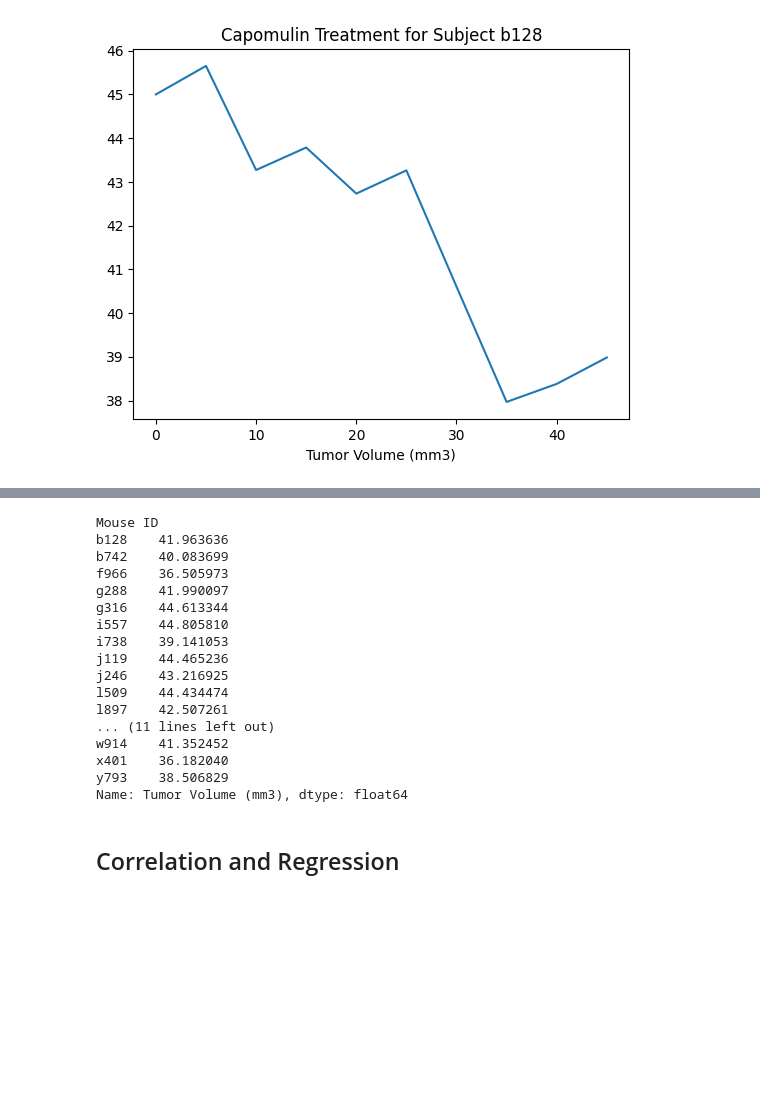
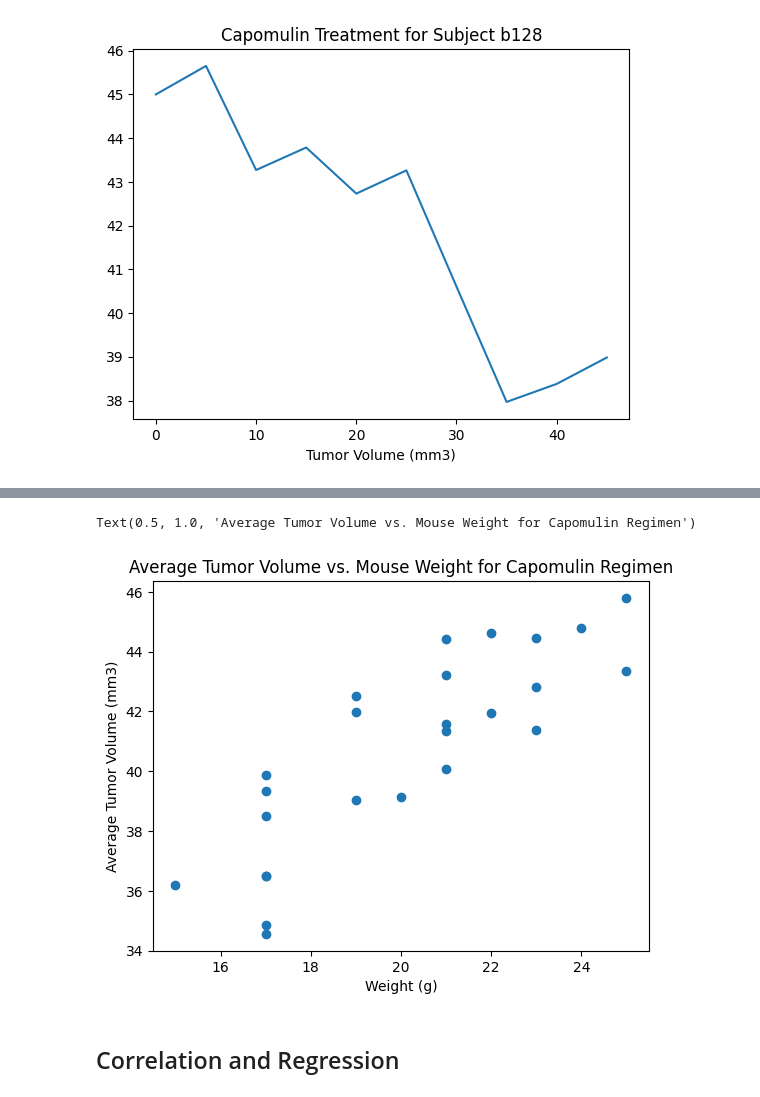
Before and after one commit to RickGrimesCodes/Module-5-Challenge, a Jupyter notebook: pymaceuticals_starter.ipynb, the cells around one changed output, grey strips where cells are left out. Saved outputs shown, nothing was run; the diff lists cells and outputs as text; code cells hidden in the pictures; blank space fills up the shorter version.

```diff
--- a/pymaceuticals_starter.ipynb
+++ b/pymaceuticals_starter.ipynb
@@ -259,25 +244,16 @@ capomulin
+# %%
+capomulin = pymaceuticalsClean.loc[pymaceuticalsClean["Drug Regimen"] == "Capomulin"]
 # %%
 # Generate a scatter plot of mouse weight vs. the average observed tumor volume for the entire Capomulin regimen
-# capomulinAverage = capomulin.loc[capomulin["Mouse ID"] != "" ].mean() #groupby was being silly and did NOT feel like figuring out why, so this works I guess
-capomulinAverage = capomulin.groupby(["Mouse ID"])["Tumor Volume (mm3)"].mean()
-capomulinAverage
+# capomulinAverage = capomulin.loc[capomulin["Mouse ID"] != "" ] #groupby was being silly and did NOT feel like figuring out why, so this works I guess
+capomulinAverage = capomulin.groupby("Mouse ID").mean(numeric_only=True)
+# creating the plot
+plt.scatter(capomulinAverage["Weight (g)"], capomulinAverage["Tumor Volume (mm3)"])
+plt.xlabel("Weight (g)")
+plt.ylabel("Average Tumor Volume (mm3)")
+plt.title("Average Tumor Volume vs. Mouse Weight for Capomulin Regimen")
 # %% [output]
-Mouse ID
-b128    41.963636
-b742    40.083699
-f966    36.505973
-g288    41.990097
-g316    44.613344
-i557    44.805810
-i738    39.141053
-j119    44.465236
-j246    43.216925
-l509    44.434474
-l897    42.507261
-... (11 lines left out)
-w914    41.352452
-x401    36.182040
-y793    38.506829
-Name: Tumor Volume (mm3), dtype: float64
+Text(0.5, 1.0, 'Average Tumor Volume vs. Mouse Weight for Capomulin Regimen')
+[figure, added]
 # %% [markdown]
 ## Correlation and Regression
```
Also changed, not shown: parts of 5 cells of this notebook.
